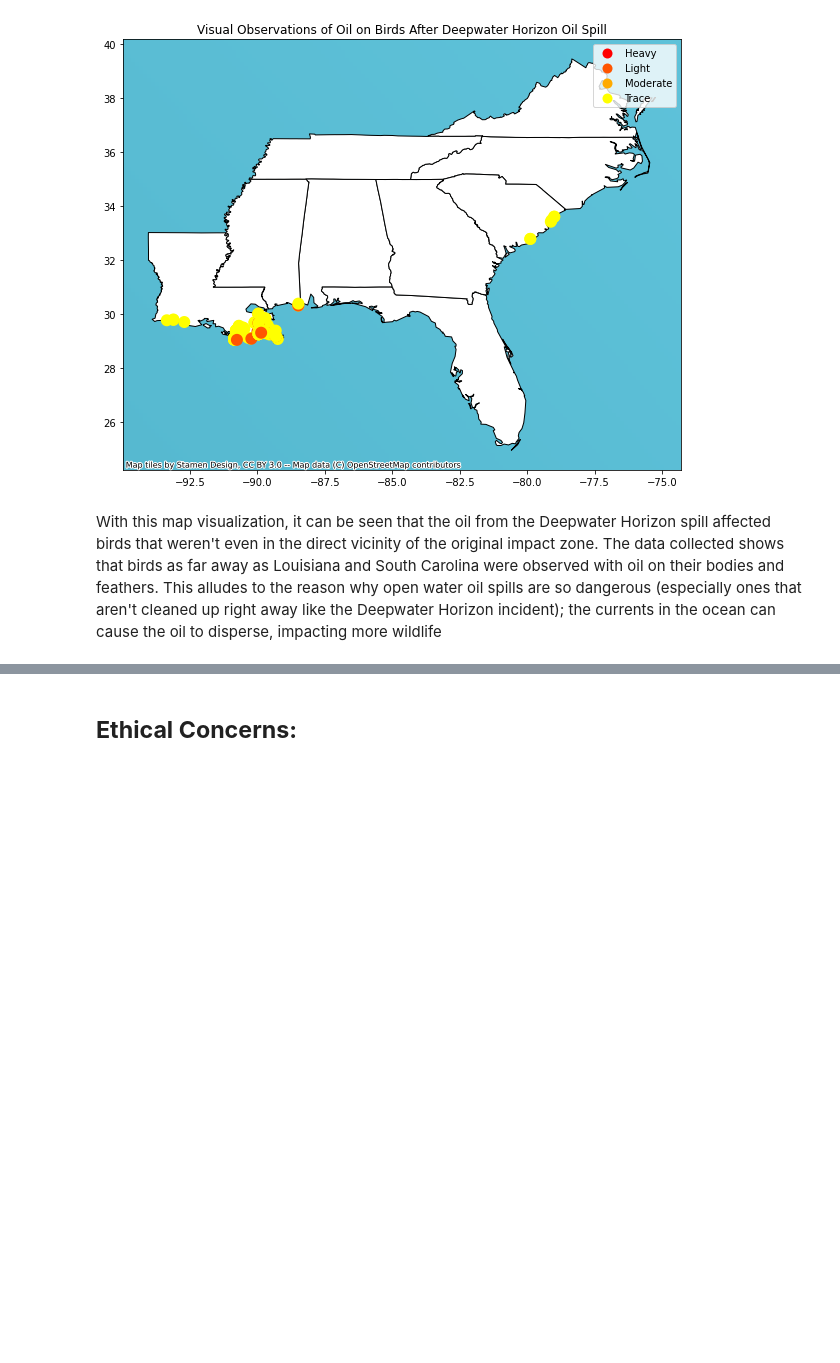
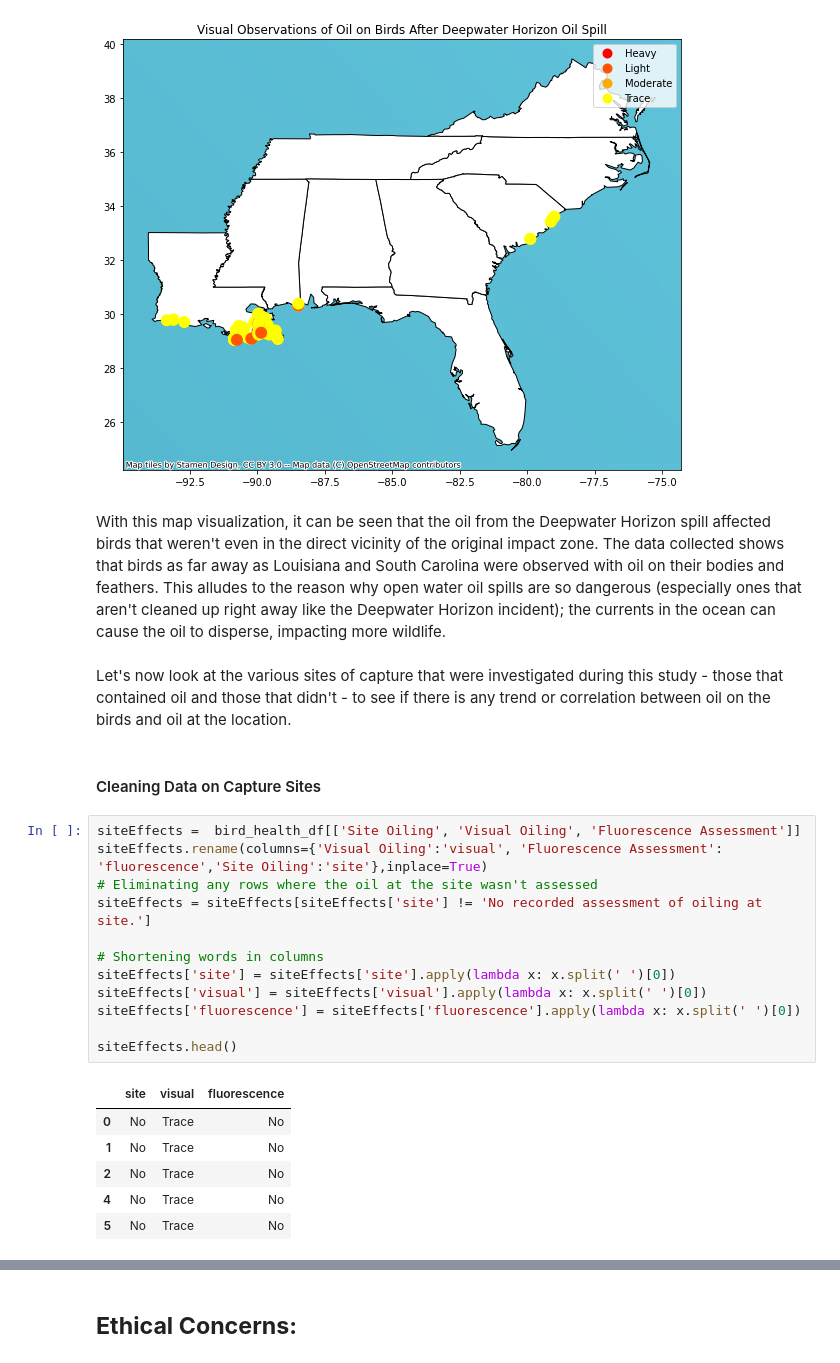
Before and after one commit to gbugieda/final-367-datascience, a Jupyter notebook: Final.ipynb, the cells around one changed output, grey strips where cells are left out. Cells and saved outputs as stored; diff of their text form; blank space fills up the shorter version.

```diff
--- a/Final.ipynb
+++ b/Final.ipynb
@@ -83,4 +85,27 @@ plt.show()
 # %% [output]
 [figure]
 # %% [markdown]
-With this map visualization, it can be seen that the oil from the Deepwater Horizon spill affected birds that weren't even in the direct vicinity of the original impact zone.  The data collected shows that birds as far away as Louisiana and South Carolina were observed with oil on their bodies and feathers.  This alludes to the reason why open water oil spills are so dangerous (especially ones that aren't cleaned up right away like the Deepwater Horizon incident); the currents in the ocean can cause the oil to disperse, impacting more wildlife
+With this map visualization, it can be seen that the oil from the Deepwater Horizon spill affected birds that weren't even in the direct vicinity of the original impact zone.  The data collected shows that birds as far away as Louisiana and South Carolina were observed with oil on their bodies and feathers.  This alludes to the reason why open water oil spills are so dangerous (especially ones that aren't cleaned up right away like the Deepwater Horizon incident); the currents in the ocean can cause the oil to disperse, impacting more wildlife.
+# %% [markdown]
+Let's now look at the various sites of capture that were investigated during this study - those that contained oil and those that didn't - to see if there is any trend or correlation between oil on the birds and oil at the location.
+# %% [markdown]
+#### Cleaning Data on Capture Sites
+# %%
+siteEffects =  bird_health_df[['Site Oiling', 'Visual Oiling', 'Fluorescence Assessment']]
+siteEffects.rename(columns={'Visual Oiling':'visual', 'Fluorescence Assessment': 'fluorescence','Site Oiling':'site'},inplace=True)
+# Eliminating any rows where the oil at the site wasn't assessed
+siteEffects = siteEffects[siteEffects['site'] != 'No recorded assessment of oiling at site.']
+
+# Shortening words in columns
+siteEffects['site'] = siteEffects['site'].apply(lambda x: x.split(' ')[0])
+siteEffects['visual'] = siteEffects['visual'].apply(lambda x: x.split(' ')[0])
+siteEffects['fluorescence'] = siteEffects['fluorescence'].apply(lambda x: x.split(' ')[0])
+
+siteEffects.head()
+# %% [output]
+|  | site | visual | fluorescence |
+| 0 | No | Trace | No |
+| 1 | No | Trace | No |
+| 2 | No | Trace | No |
+| 4 | No | Trace | No |
+| 5 | No | Trace | No |
```
Also changed, not shown: parts of 11 cells of this notebook, 1 other file.
